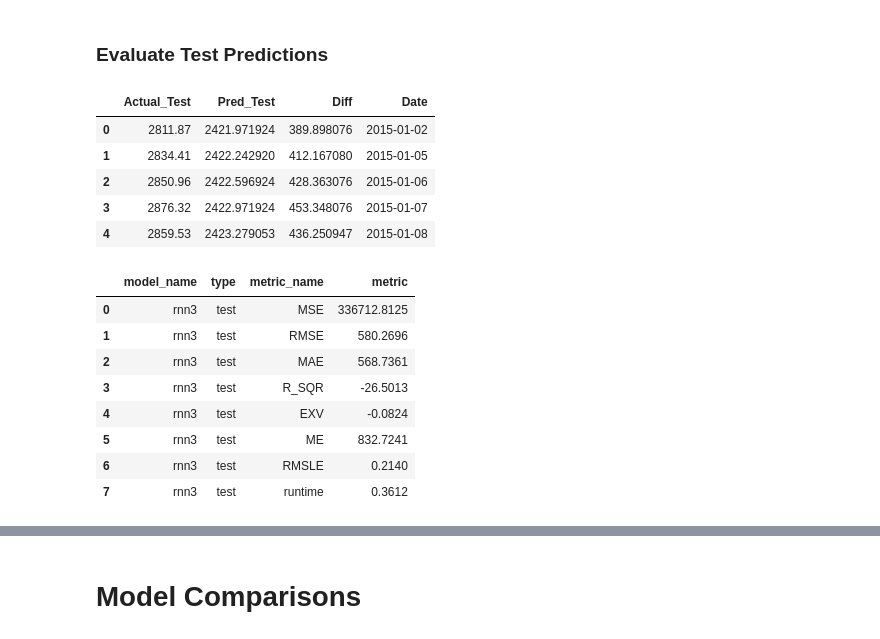
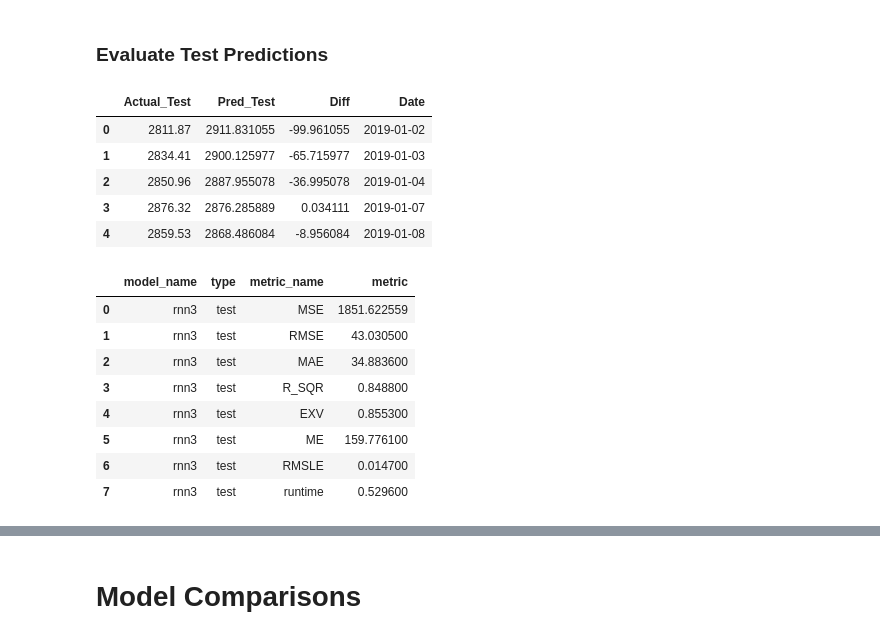
Before and after one commit to oimartin/SP_500_index_RNN, a Jupyter notebook: sp500_notebook.ipynb, the cells around one changed output, grey strips where cells are left out. Drawn from its saved outputs; the diff is of its cells as text; code cells hidden in the pictures.

```diff
--- a/sp500_notebook.ipynb
+++ b/sp500_notebook.ipynb
@@ -439,15 +438,16 @@ def compare_pred_actual(model, x, y, test_train, train=True):
                               columns=[f"Actual_{test_train}", f"Pred_{test_train}", 'Diff'])
 
   if train == True:
-    compare['Date'] = data.iloc[:1006, 0]
+    compare['Date'] = data['Date'][:len(x)].copy().values
   elif train == False:
-    compare['Date'] = data.iloc[1006:, 0]
+    compare['Date'] = data['Date'][1006:(1006 + len(y))].copy().values
 
   return pred_lst, actual_lst, compare
 
 def graph_pred(compare, test_train, model_name):
   fig = px.line(compare, x='Date', y=[f"Actual_{test_train}",f"Pred_{test_train}"])
-  fig.update_layout(title_text=f"Compare {model_name} {test_train} S&P 500 Close Price Predictions")
+  fig.update_layout(title_text=f"Compare {model_name} {test_train} S&P 500 Close Price Predictions",
+                    height=500, width=900)
   fig.show()
   fig.write_image(f"images/line_{model_name}_{test_train}_pred_comparison.png")
 
@@ -813,28 +802,28 @@ graph_pred(rnn3_compare_train, 'Train', 'rnn3')
 # %% [markdown]
 ### Evaluate Test Predictions
 # %%
-rnn3_pred_test, rnn3_actual_test, rnn3_compare_test = compare_pred_actual(rnn3, x_test_lstm, y_test_lstm, 'Test')
+rnn3_pred_test, rnn3_actual_test, rnn3_compare_test = compare_pred_actual(rnn3, x_test_lstm, y_test_lstm, 'Test', False)
 rnn3_compare_test.head()
 # %% [output]
 |  | Actual_Test | Pred_Test | Diff | Date |
-| 0 | 2811.87 | 2421.971924 | 389.898076 | 2015-01-02 |
-| 1 | 2834.41 | 2422.242920 | 412.167080 | 2015-01-05 |
-| 2 | 2850.96 | 2422.596924 | 428.363076 | 2015-01-06 |
-| 3 | 2876.32 | 2422.971924 | 453.348076 | 2015-01-07 |
-| 4 | 2859.53 | 2423.279053 | 436.250947 | 2015-01-08 |
+| 0 | 2811.87 | 2911.831055 | -99.961055 | 2019-01-02 |
+| 1 | 2834.41 | 2900.125977 | -65.715977 | 2019-01-03 |
+| 2 | 2850.96 | 2887.955078 | -36.995078 | 2019-01-04 |
+| 3 | 2876.32 | 2876.285889 | 0.034111 | 2019-01-07 |
+| 4 | 2859.53 | 2868.486084 | -8.956084 | 2019-01-08 |
 # %%
 rnn3_test = evaluating_model(rnn3_actual_test, rnn3_pred_test, 'rnn3', 'test', rnn3_rt)
 rnn3_test
 # %% [output]
 |  | model_name | type | metric_name | metric |
-| 0 | rnn3 | test | MSE | 336712.8125 |
-| 1 | rnn3 | test | RMSE | 580.2696 |
-| 2 | rnn3 | test | MAE | 568.7361 |
-| 3 | rnn3 | test | R_SQR | -26.5013 |
-| 4 | rnn3 | test | EXV | -0.0824 |
-| 5 | rnn3 | test | ME | 832.7241 |
-| 6 | rnn3 | test | RMSLE | 0.2140 |
-| 7 | rnn3 | test | runtime | 0.3612 |
+| 0 | rnn3 | test | MSE | 1851.622559 |
+| 1 | rnn3 | test | RMSE | 43.030500 |
+| 2 | rnn3 | test | MAE | 34.883600 |
+| 3 | rnn3 | test | R_SQR | 0.848800 |
+| 4 | rnn3 | test | EXV | 0.855300 |
+| 5 | rnn3 | test | ME | 159.776100 |
+| 6 | rnn3 | test | RMSLE | 0.014700 |
+| 7 | rnn3 | test | runtime | 0.529600 |
 # %%
 graph_pred(rnn3_compare_test, 'Test', 'rnn3')
 # %% [output]
```
Also changed, not shown: parts of 32 cells of this notebook.
